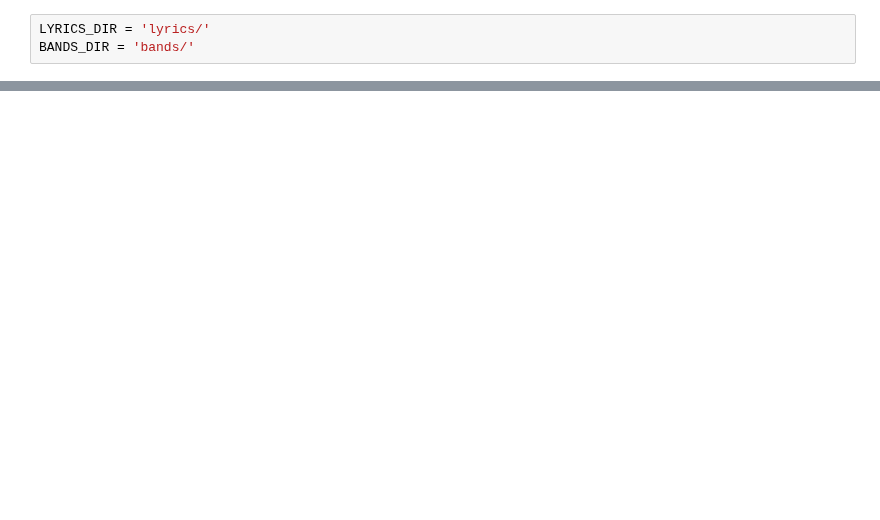
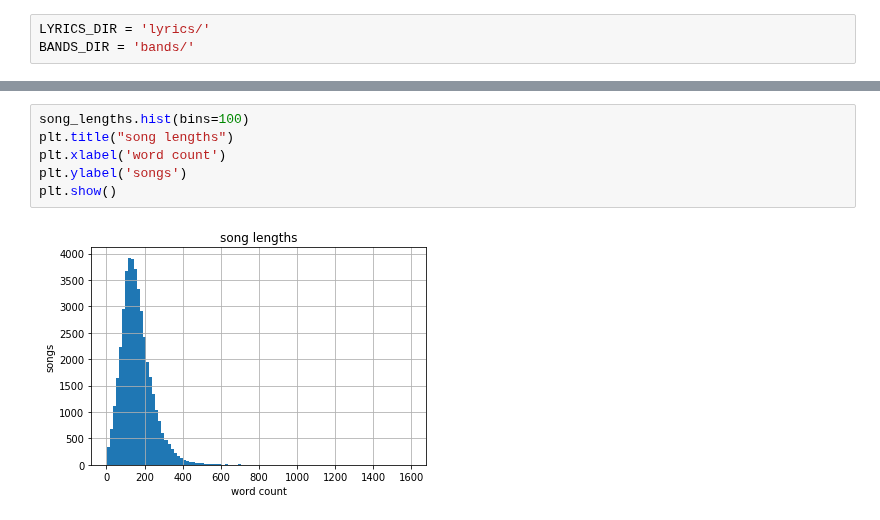
Before and after one commit to pdqnguyen/metallyrics, a Jupyter notebook: create-embedded-dataframe.ipynb, the cells around one changed output, grey strips where cells are left out. Cells and saved outputs as stored; diff of their text form; blank space fills up the shorter version.

```diff
--- a/create-embedded-dataframe.ipynb
+++ b/create-embedded-dataframe.ipynb
@@ -192,0 +108,8 @@ df_combined.to_csv('data.csv')
+# %%
+song_lengths.hist(bins=100)
+plt.title("song lengths")
+plt.xlabel('word count')
+plt.ylabel('songs')
+plt.show()
+# %% [output]
+[figure, added]
```
Also changed, not shown: parts of 38 cells of this notebook, 1 other file.
